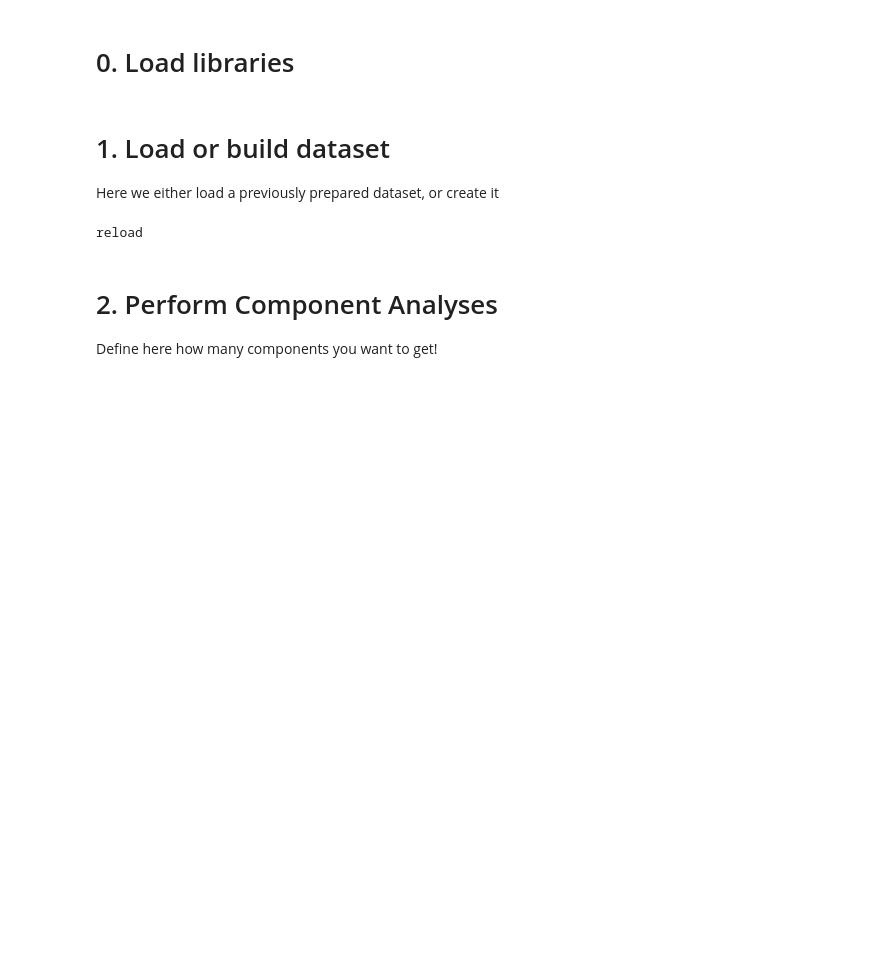
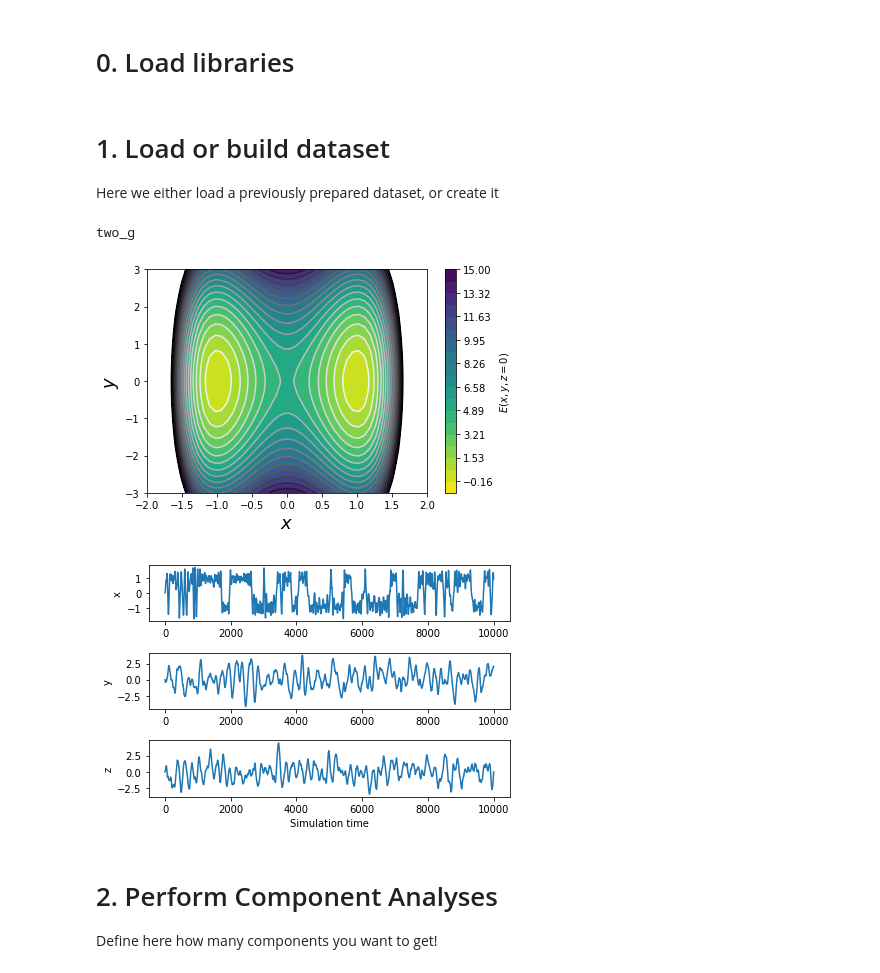
Before and after one commit to fredericpoitevin/IsCAn, a Jupyter notebook: projects/compareCAs/Independent Component Analysis of Time-series.ipynb, the cells around one changed output. Drawn from its saved outputs; the diff is of its cells as text; code cells hidden in the pictures; blank space fills up the shorter version.

```diff
--- a/projects/compareCAs/Independent Component Analysis of Time-series.ipynb
+++ b/projects/compareCAs/Independent Component Analysis of Time-series.ipynb
@@ -14,36 +14,38 @@ Here we either load a previously prepared dataset, or create it
 # USER-DEFINED PARAMETERS
 # 'two_g': OpenMM trajectory of one particle in a 2-gaussian 3D potential
 # 'muller': OpenMM trajectory of one particle in Muller 2+1D potential
 # 'reload': traj stored previously in datafile
-run='reload'
-n_steps = 1000 # 10000
+run='two_g'
+n_steps = 10000
 # datafile is optional if run != 'reload'. It will be written if run == 'muller'
 datafile='muller_traj_1000_v3.npy' #'muller_traj_1000.npy'
 #
 # !!!! USER DO NOT NEED TO EDIT BELOW !!!
 if(run=='two_g'):
     print(run)
     two_g.plot_pot()                # plot 2D slice in 3D potential map
     traj = two_g.propagate(n_steps) # build traj
     two_g.plot_traj(traj)           # show traj
 elif(run=='muller'):
     print(run)
     traj = muller.propagate_muller(nParticles=1,n_steps=n_steps) # build traj
     traj_xy = traj[:,0:2]
     traj_mean = np.mean(traj_xy,axis=0)
     traj = traj_xy - traj_mean.T
     np.save(datafile,traj)
 elif(run=='reload'):
     print(run)
     if(os.path.exists(datafile)):
         traj = np.load(datafile) # load traj
     else:
         print('not found: ',datafile)
 else:
     print('option not recognized')
 # !!! END OF UGLY SECTION !!!
 # %% [output]
-reload
+two_g
+[figure, added]
+[figure, added]
 # %% [markdown]
 # 2. Perform Component Analyses
 Define here how many components you want to get!
```
Also changed, not shown: parts of 2 cells of this notebook, 9 other files.
